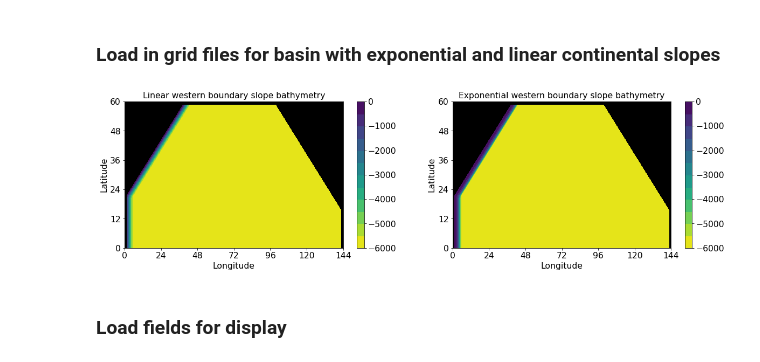
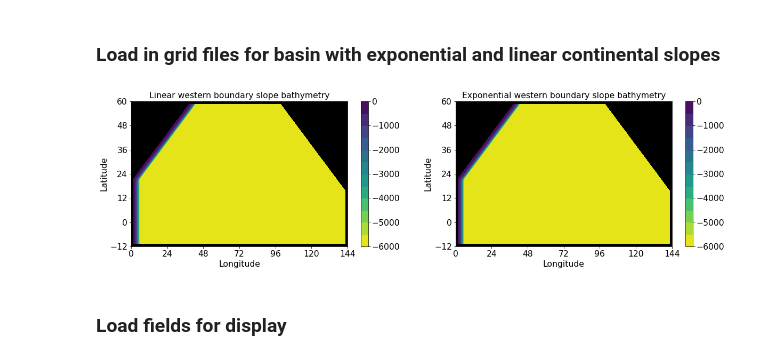
Before and after one commit to seamanticscience/Box_model, a Jupyter notebook: Pacific_Basin_Analysis.ipynb, the cells around one changed output. Cells and saved outputs as stored; diff of their text form; code cells hidden in the pictures.

```diff
--- a/Pacific_Basin_Analysis.ipynb
+++ b/Pacific_Basin_Analysis.ipynb
@@ -50,35 +51,38 @@ def fix_contours(fax):
 # %%
 model_dir='/nobackup1/jml1/Idealized_north_pacific_ecosystem/'
 #expdir='run_expslp/model_output/run_expslp_global/'
 #lindir='run_linslp/model_output/run_linslp_global/'
-expdir='run_expslp_12s/model_output/run_expslp_12s_global2/'
-lindir='run_linslp_12s/model_output/run_linslp_12s_global/'
+#expdir='run_expslp_12s/model_output/run_expslp_12s_global2/'
+#lindir='run_linslp_12s/model_output/run_linslp_12s_global/'
+lindir='run_expslp_12s_v2/model_output/run_expslp_12s_v2_global/'
+expdir='run_1deg_expslp_12s_salt_v2/model_output/run_expslp_global/'
+#expdir='run_3deg_expslp_12s/model_output/run_expslp_global/'
 
-grid_exp,xgrid_exp=mitgcm_tools.loadgrid(model_dir+expdir+'grid.glob.nc',basin_masks=False) # ,chunking={'X':6,'Y':6,'Z':6}
+grid_exp,xgrid_exp=mitgcm_tools.loadgrid(model_dir+expdir+'grid.*.nc',basin_masks=False) # ,chunking={'X':6,'Y':6,'Z':6}
 grid_exp=grid_exp.transpose('XC','XG','YC','YG','ZC','ZG','ZL','ZR') #.chunk({'XG':6,'YG':6,'ZG':6,'ZL':6,'ZR':6})
-grid_lin,xgrid_lin=mitgcm_tools.loadgrid(model_dir+lindir+'grid.glob.nc',basin_masks=False)
+grid_lin,xgrid_lin=mitgcm_tools.loadgrid(model_dir+lindir+'grid.*.nc',basin_masks=False)
 grid_lin=grid_lin.transpose('XC','XG','YC','YG','ZC','ZG','ZL','ZR')
 
 f1, f1ax = plt.subplots(figsize=(20,5),ncols=2,nrows=1)
 f1cb =f1ax.copy()
 f1cax=f1ax.copy()
 f1cax[0]=f1ax[0].contourf(grid_lin.lonc,grid_lin.latc,-1*grid_lin.Depth*grid_lin.cmask.isel(ZC=0),
                           levels=np.arange(-6000,500,500),cmap='viridis_r')
 f1cb [0]=plt.colorbar(f1cax[0],ax=f1ax[0])
-f1ax[0].set(xlim=(0,144),xticks=np.arange(0,168,24),ylim=(0,60),yticks=np.arange(0,72,12),
+f1ax[0].set(xlim=(0,144),xticks=np.arange(0,168,24),ylim=(-12,60),yticks=np.arange(-12,72,12),
             title='Linear western boundary slope bathymetry',xlabel='Longitude',ylabel='Latitude')
-f1cax[1]=f1ax[1].contourf(grid_exp.lonc,grid_exp.latc,-1*grid_exp.Depth*grid_lin.cmask.isel(ZC=0),
+f1cax[1]=f1ax[1].contourf(grid_exp.lonc,grid_exp.latc,-1*grid_exp.Depth*grid_exp.cmask.isel(ZC=0),
                           levels=np.arange(-6000,500,500),cmap='viridis_r')
 f1cb [1] =plt.colorbar(f1cax[1],ax=f1ax[1])
-f1ax[1].set(xlim=(0,144),xticks=np.arange(0,168,24),ylim=(0,60),yticks=np.arange(0,72,12),
+f1ax[1].set(xlim=(0,144),xticks=np.arange(0,168,24),ylim=(-12,60),yticks=np.arange(-12,72,12),
             title='Exponential western boundary slope bathymetry',xlabel='Longitude',ylabel='Latitude')
 f1ax=fix_contours(f1ax)
 f1ax=fix_contours(f1cb)
 # Can adjust the subplot size
 plt.subplots_adjust(hspace=0.3)
 plt.show()
-f1.savefig('/home/jml1/inp_bathy.pdf',facecolor=f1.get_facecolor(), edgecolor='none',bbox_inches='tight')
+f1.savefig('/home/jml1/Jupyter_Notebooks/inp_bathy.pdf',facecolor=f1.get_facecolor(), edgecolor='none',bbox_inches='tight')
 # %% [output]
-[figure, old version]
+[figure, new version]
 # %% [markdown]
 ### Load fields for display
```
Also changed, not shown: parts of 25 cells of this notebook, 13 other files.
